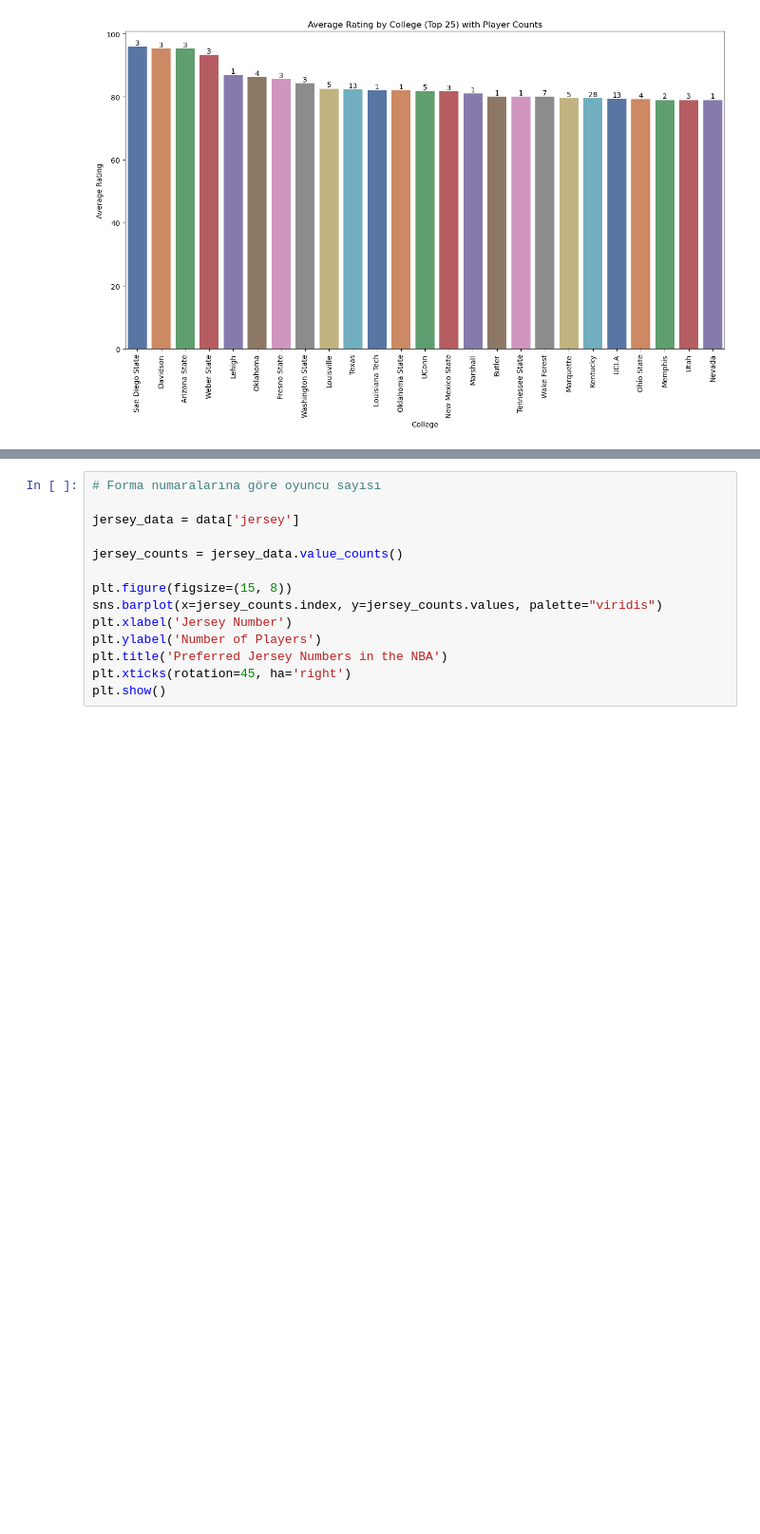
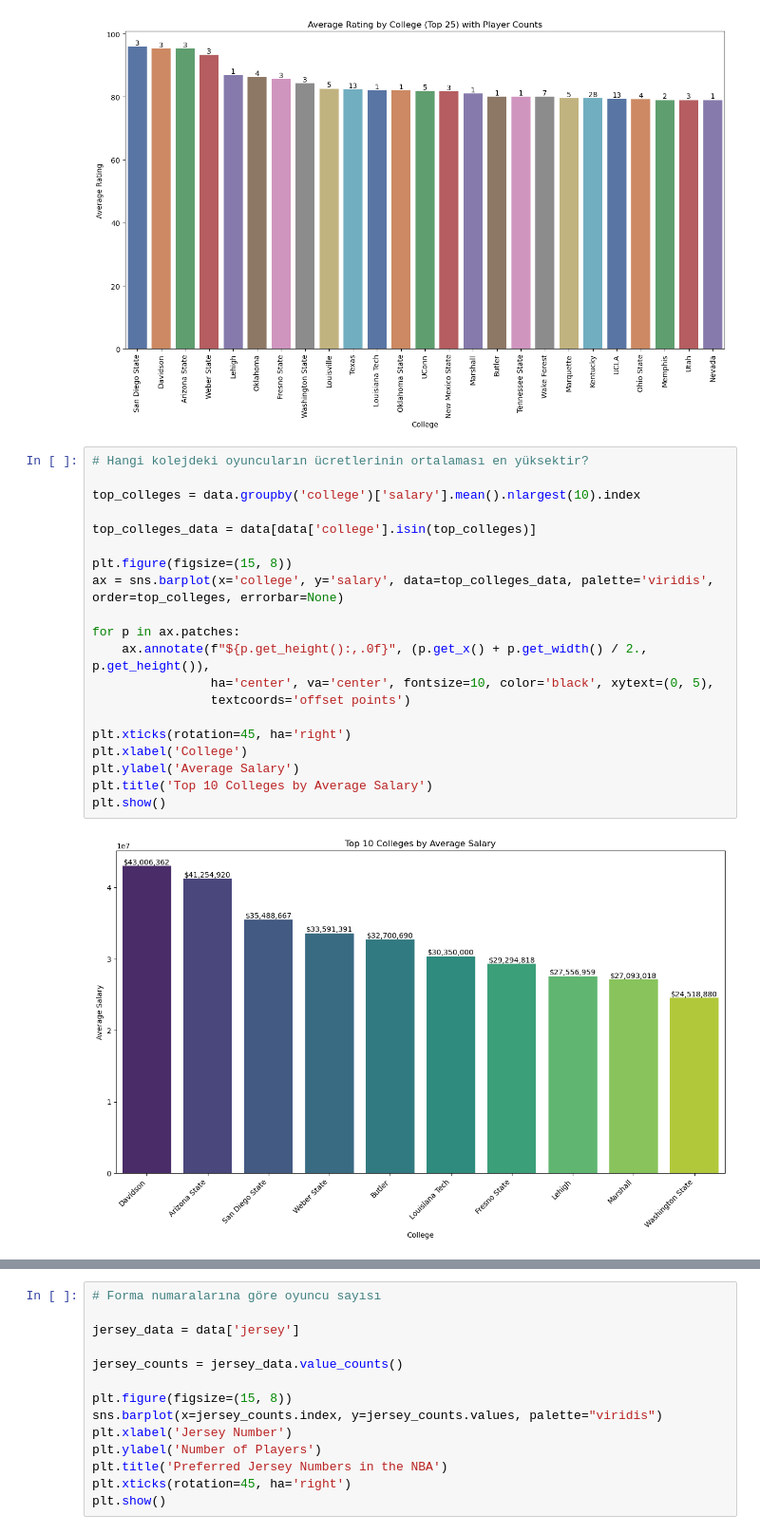
Before and after one commit to denizsimsek8/DATA-SCIENCE-PROJECT, a Jupyter notebook: NBA2K20.ipynb, the cells around one changed output, grey strips where cells are left out. Shown at 95% size. Saved outputs shown, nothing was run; the diff lists cells and outputs as text; blank space fills up the shorter version.

```diff
--- a/NBA2K20.ipynb
+++ b/NBA2K20.ipynb
@@ -635,3 +635,25 @@ for i, v in enumerate(college_stats['player_name']):
 plt.show()
 # %% [output]
 [figure]
+# %%
+# Hangi kolejdeki oyuncuların ücretlerinin ortalaması en yüksektir?
+
+top_colleges = data.groupby('college')['salary'].mean().nlargest(10).index
+
+top_colleges_data = data[data['college'].isin(top_colleges)]
+
+plt.figure(figsize=(15, 8))
+ax = sns.barplot(x='college', y='salary', data=top_colleges_data, palette='viridis', order=top_colleges, errorbar=None)
+
+for p in ax.patches:
+    ax.annotate(f"${p.get_height():,.0f}", (p.get_x() + p.get_width() / 2., p.get_height()),
+                ha='center', va='center', fontsize=10, color='black', xytext=(0, 5),
+                textcoords='offset points')
+
+plt.xticks(rotation=45, ha='right')
+plt.xlabel('College')
+plt.ylabel('Average Salary')
+plt.title('Top 10 Colleges by Average Salary')
+plt.show()
+# %% [output]
+[figure, added]
```
Also changed, not shown: parts of 2 cells of this notebook.
